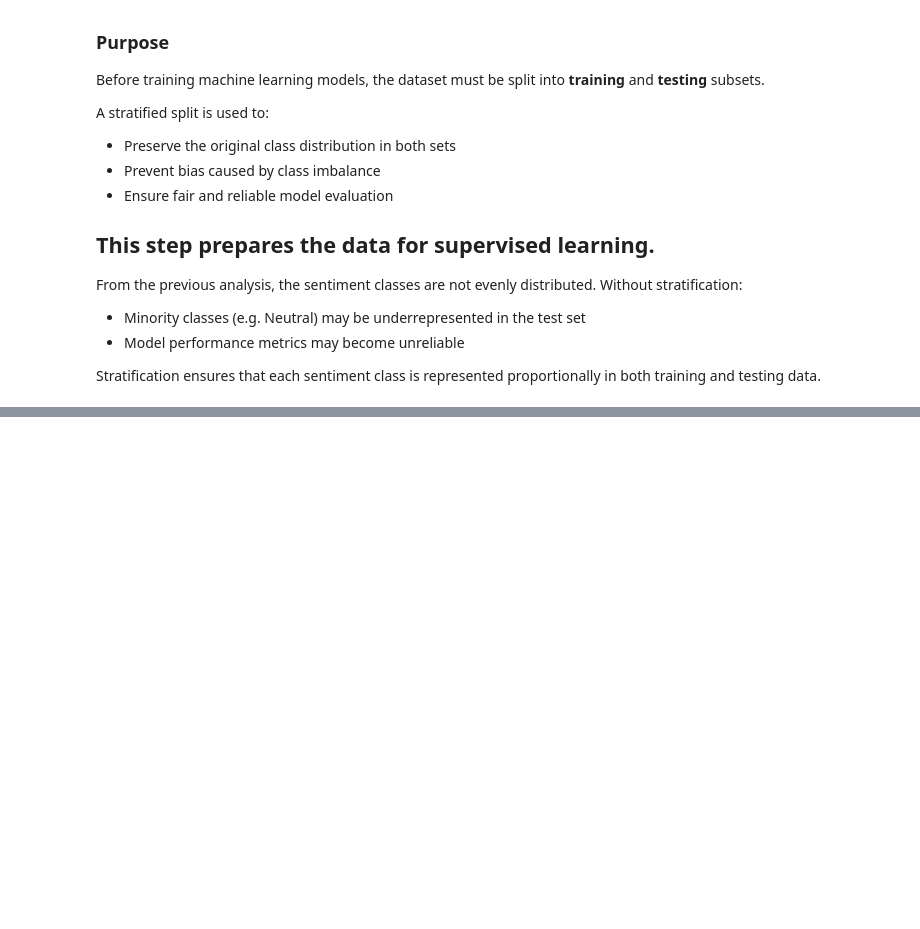
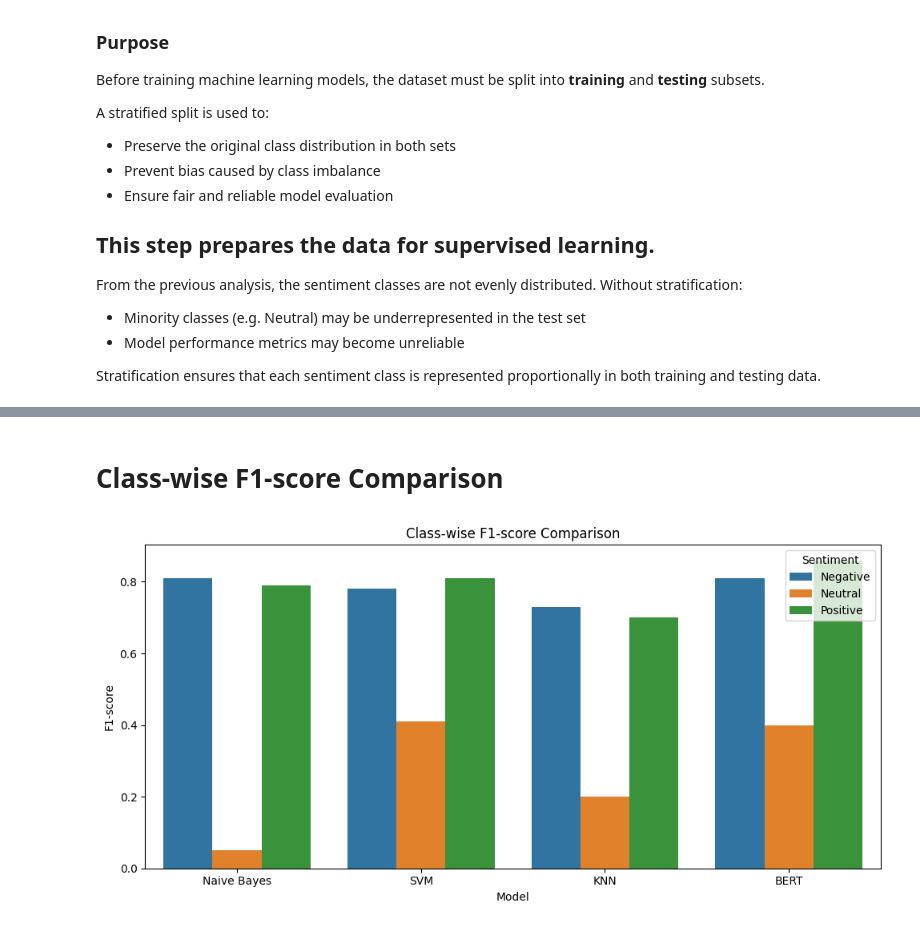
Before and after one commit to apilghimire/AML-Coursework, a Jupyter notebook: coursework.ipynb, the cells around one changed output, grey strips where cells are left out. Saved outputs shown, nothing was run; the diff lists cells and outputs as text; code cells hidden in the pictures; blank space fills up the shorter version.

```diff
--- a/coursework.ipynb
+++ b/coursework.ipynb
@@ -994,0 +2385,18 @@ in both training and testing data.
+# %% [markdown]
+# **Class-wise F1-score Comparison**
+# %%
+import seaborn as sns
+
+f1_data = results[["Model", "Negative_F1", "Neutral_F1", "Positive_F1"]]
+f1_long = f1_data.melt(id_vars="Model", var_name="Sentiment", value_name="F1")
+f1_long["Sentiment"] = f1_long["Sentiment"].str.replace("_F1", "")
+
+plt.figure(figsize=(10, 5))
+sns.barplot(data=f1_long, x="Model", y="F1", hue="Sentiment")
+
+plt.title("Class-wise F1-score Comparison")
+plt.ylabel("F1-score")
+plt.tight_layout()
+plt.show()
+# %% [output]
+[figure, added]
```
Also changed, not shown: parts of 180 cells of this notebook.
